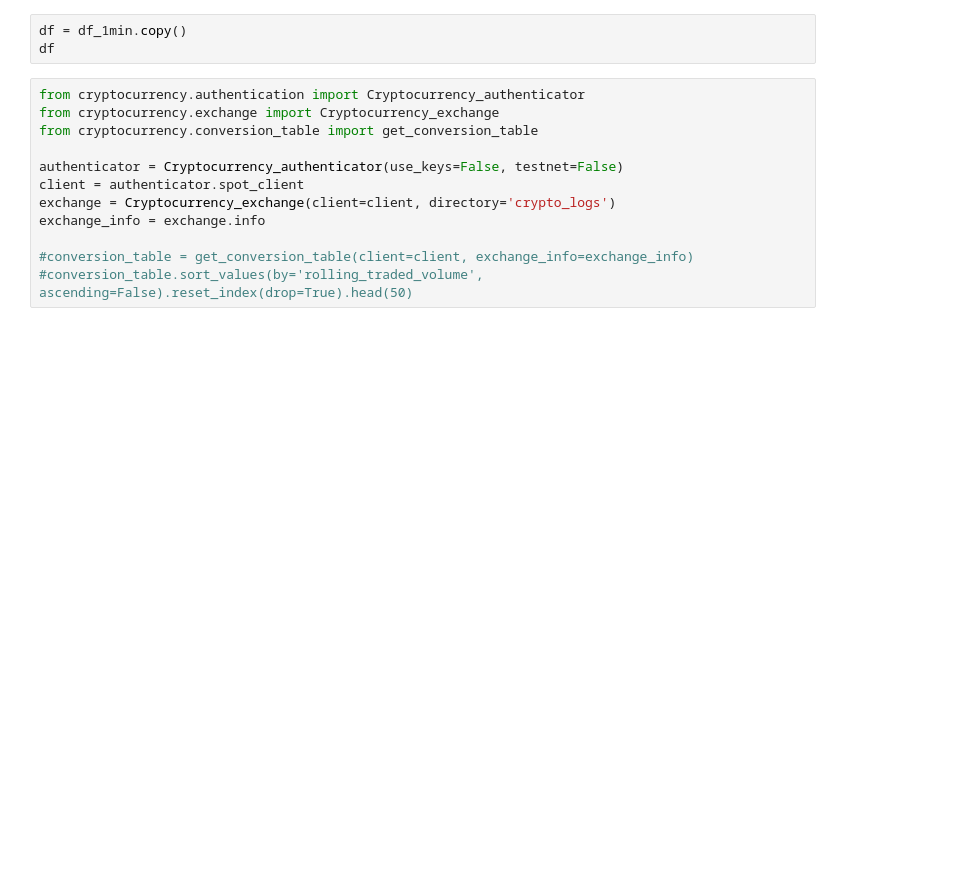
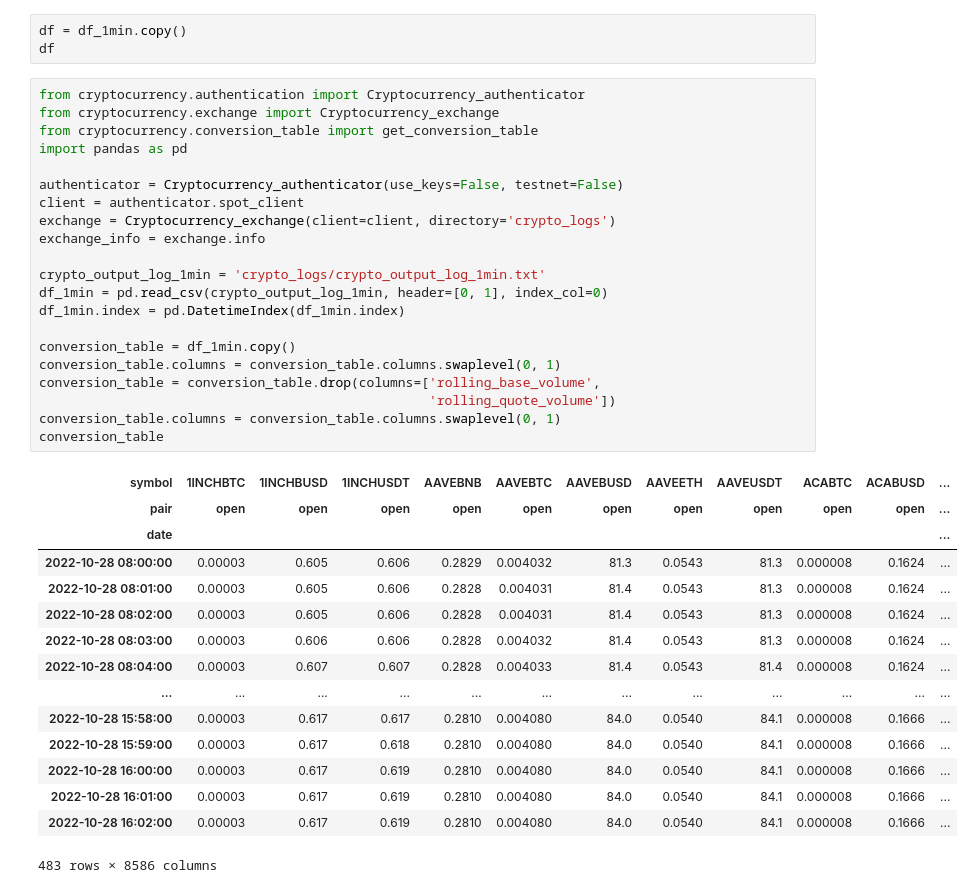
Before and after one commit to Humbleman72/crypto_bot, a Jupyter notebook: crypto_logger_output_1min.ipynb, the cells around one changed output. Saved outputs shown, nothing was run; the diff lists cells and outputs as text; blank space fills up the shorter version.

```diff
--- a/crypto_logger_output_1min.ipynb
+++ b/crypto_logger_output_1min.ipynb
@@ -675,13 +642,38 @@ df
 # %%
 from cryptocurrency.authentication import Cryptocurrency_authenticator
 from cryptocurrency.exchange import Cryptocurrency_exchange
 from cryptocurrency.conversion_table import get_conversion_table
+import pandas as pd
 
 authenticator = Cryptocurrency_authenticator(use_keys=False, testnet=False)
 client = authenticator.spot_client
 exchange = Cryptocurrency_exchange(client=client, directory='crypto_logs')
 exchange_info = exchange.info
 
-#conversion_table = get_conversion_table(client=client, exchange_info=exchange_info)
-#conversion_table.sort_values(by='rolling_traded_volume', ascending=False).reset_index(drop=True).head(50)
+crypto_output_log_1min = 'crypto_logs/crypto_output_log_1min.txt'
+df_1min = pd.read_csv(crypto_output_log_1min, header=[0, 1], index_col=0)
+df_1min.index = pd.DatetimeIndex(df_1min.index)
+
+conversion_table = df_1min.copy()
+conversion_table.columns = conversion_table.columns.swaplevel(0, 1)
+conversion_table = conversion_table.drop(columns=['rolling_base_volume',
+                                                  'rolling_quote_volume'])
+conversion_table.columns = conversion_table.columns.swaplevel(0, 1)
+conversion_table
+# %% [output]
+| symbol | 1INCHBTC | 1INCHBUSD | 1INCHUSDT | AAVEBNB | AAVEBTC | AAVEBUSD | AAVEETH | AAVEUSDT | ACABTC | ACABUSD | ... |
+| pair | open | open | open | open | open | open | open | open | open | open | ... |
+| date |  |  |  |  |  |  |  |  |  |  | ... |
+| 2022-10-28 08:00:00 | 0.00003 | 0.605 | 0.606 | 0.2829 | 0.004032 | 81.3 | 0.0543 | 81.3 | 0.000008 | 0.1624 | ... |
+| 2022-10-28 08:01:00 | 0.00003 | 0.605 | 0.606 | 0.2828 | 0.004031 | 81.4 | 0.0543 | 81.3 | 0.000008 | 0.1624 | ... |
+| 2022-10-28 08:02:00 | 0.00003 | 0.605 | 0.606 | 0.2828 | 0.004031 | 81.4 | 0.0543 | 81.3 | 0.000008 | 0.1624 | ... |
+| 2022-10-28 08:03:00 | 0.00003 | 0.606 | 0.606 | 0.2828 | 0.004032 | 81.4 | 0.0543 | 81.3 | 0.000008 | 0.1624 | ... |
+| 2022-10-28 08:04:00 | 0.00003 | 0.607 | 0.607 | 0.2828 | 0.004033 | 81.4 | 0.0543 | 81.4 | 0.000008 | 0.1624 | ... |
+| ... | ... | ... | ... | ... | ... | ... | ... | ... | ... | ... | ... |
+| 2022-10-28 15:58:00 | 0.00003 | 0.617 | 0.617 | 0.2810 | 0.004080 | 84.0 | 0.0540 | 84.1 | 0.000008 | 0.1666 | ... |
+| 2022-10-28 15:59:00 | 0.00003 | 0.617 | 0.618 | 0.2810 | 0.004080 | 84.0 | 0.0540 | 84.1 | 0.000008 | 0.1666 | ... |
+| 2022-10-28 16:00:00 | 0.00003 | 0.617 | 0.619 | 0.2810 | 0.004080 | 84.0 | 0.0540 | 84.1 | 0.000008 | 0.1666 | ... |
+| 2022-10-28 16:01:00 | 0.00003 | 0.617 | 0.619 | 0.2810 | 0.004080 | 84.0 | 0.0540 | 84.1 | 0.000008 | 0.1666 | ... |
+| 2022-10-28 16:02:00 | 0.00003 | 0.617 | 0.619 | 0.2810 | 0.004080 | 84.0 | 0.0540 | 84.1 | 0.000008 | 0.1666 | ... |
+483 rows × 8586 columns
 # %%
```
Also changed, not shown: parts of 24 cells of this notebook, 4 other files.
